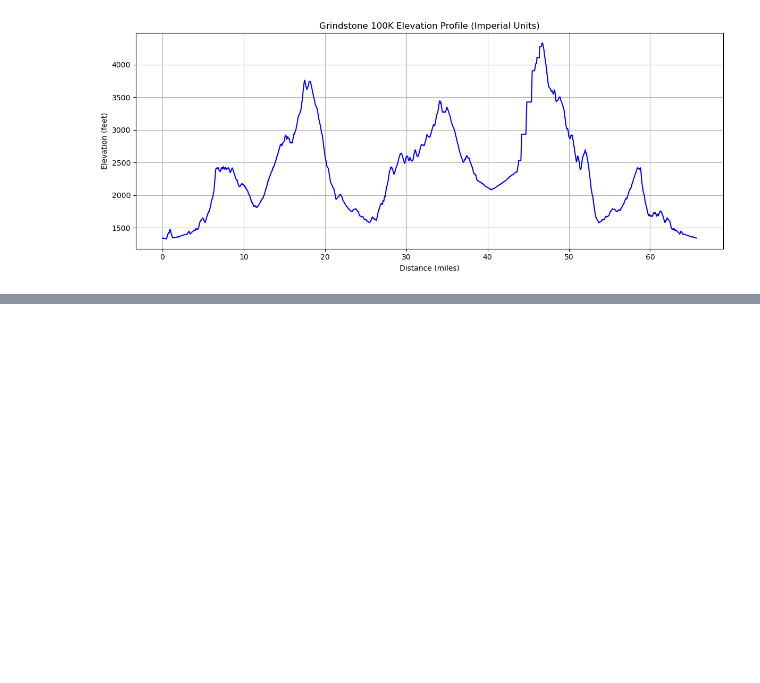
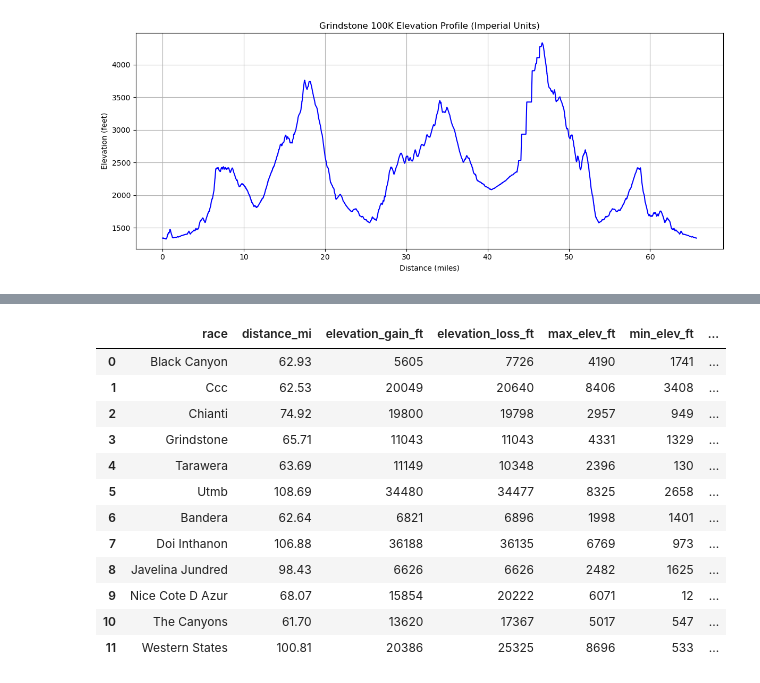
Before and after one commit to Chris-Swann/NewForce-Data-Analytics-Capstone, a Jupyter notebook: notebooks/course_stats.ipynb, the cells around one changed output, grey strips where cells are left out. Cells and saved outputs as stored; diff of their text form; code cells hidden in the pictures; blank space fills up the shorter version.

```diff
--- a/notebooks/course_stats.ipynb
+++ b/notebooks/course_stats.ipynb
@@ -200,0 +295,17 @@ df_summary
+# %%
+df = pd.DataFrame(summary_rows)
+df
+# %% [output]
+|  | race | distance_mi | elevation_gain_ft | elevation_loss_ft | max_elev_ft | min_elev_ft | ... |
+| 0 | Black Canyon | 62.93 | 5605 | 7726 | 4190 | 1741 | ... |
+| 1 | Ccc | 62.53 | 20049 | 20640 | 8406 | 3408 | ... |
+| 2 | Chianti | 74.92 | 19800 | 19798 | 2957 | 949 | ... |
+| 3 | Grindstone | 65.71 | 11043 | 11043 | 4331 | 1329 | ... |
+| 4 | Tarawera | 63.69 | 11149 | 10348 | 2396 | 130 | ... |
+| 5 | Utmb | 108.69 | 34480 | 34477 | 8325 | 2658 | ... |
+| 6 | Bandera | 62.64 | 6821 | 6896 | 1998 | 1401 | ... |
+| 7 | Doi Inthanon | 106.88 | 36188 | 36135 | 6769 | 973 | ... |
+| 8 | Javelina Jundred | 98.43 | 6626 | 6626 | 2482 | 1625 | ... |
+| 9 | Nice Cote D Azur | 68.07 | 15854 | 20222 | 6071 | 12 | ... |
+| 10 | The Canyons | 61.70 | 13620 | 17367 | 5017 | 547 | ... |
+| 11 | Western States | 100.81 | 20386 | 25325 | 8696 | 533 | ... |
```
Also changed, not shown: parts of 7 cells of this notebook, 10 other files.
